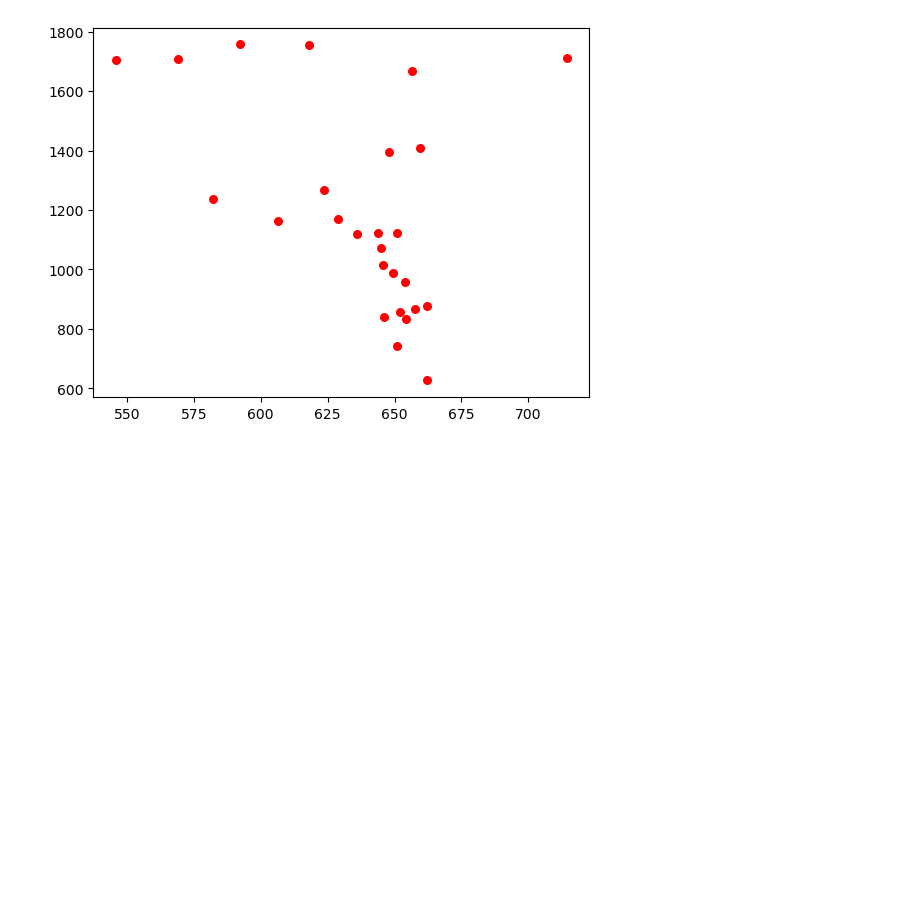
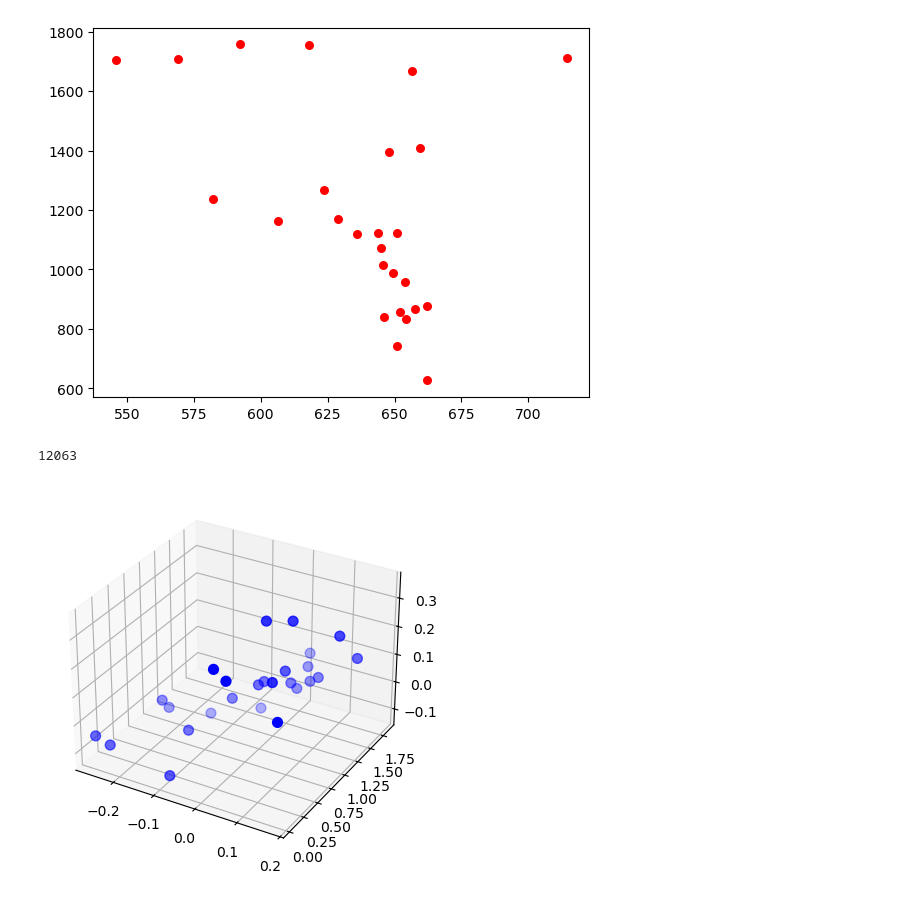
Before and after one commit to nishantkapps/phybot, a Jupyter notebook: Untitled.ipynb, the cells around one changed output. Cells and saved outputs as stored; diff of their text form; code cells hidden in the pictures; blank space fills up the shorter version.

Commit message:
Exercise Quality Visualization

```diff
--- a/Untitled.ipynb
+++ b/Untitled.ipynb
@@ -21,0 +26,19 @@ plt.scatter(x, y, c='red', s=30)
+# %%
+pm = np.load('3d_joints/Ex1/PM_001-120fps.npy')
+# %%
+len(pm)
+# %% [output]
+12063
+# %%
+frame = 11000
+# %%
+x_data = pm[frame][:,0]
+y_data = pm[frame][:,1]
+z_data = pm[frame][:,2]
+# %%
+fig = plt.figure()
+ax = fig.add_subplot(projection='3d')
+ax.scatter(x_data, y_data, z_data, c='blue', marker='o', s=50)
+plt.show()
+# %% [output]
+[figure, added]
```
Also changed, not shown: parts of 1 cell of this notebook, 8 other files.
